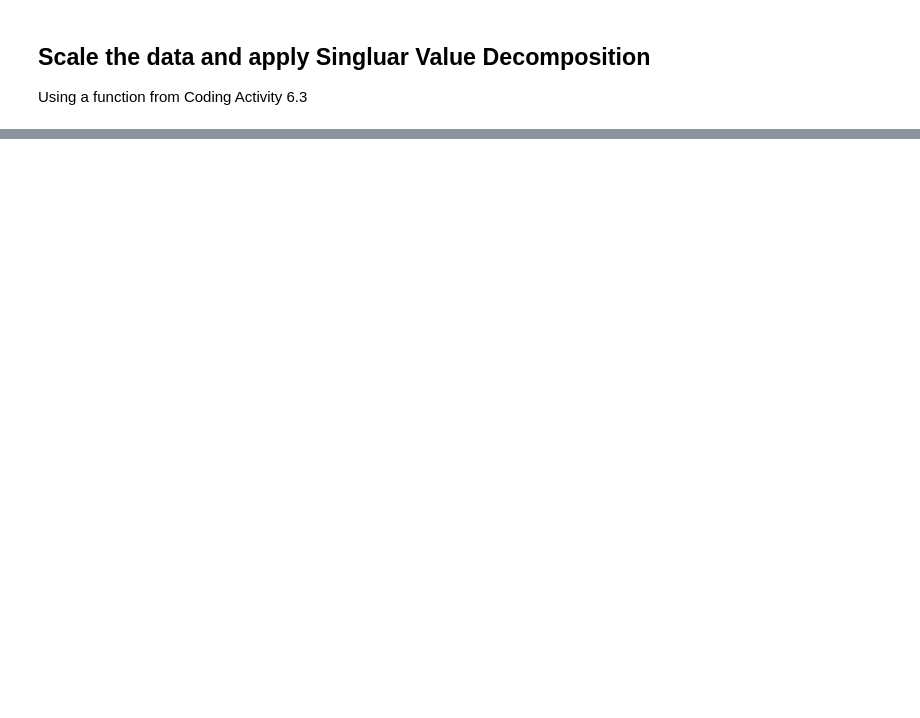
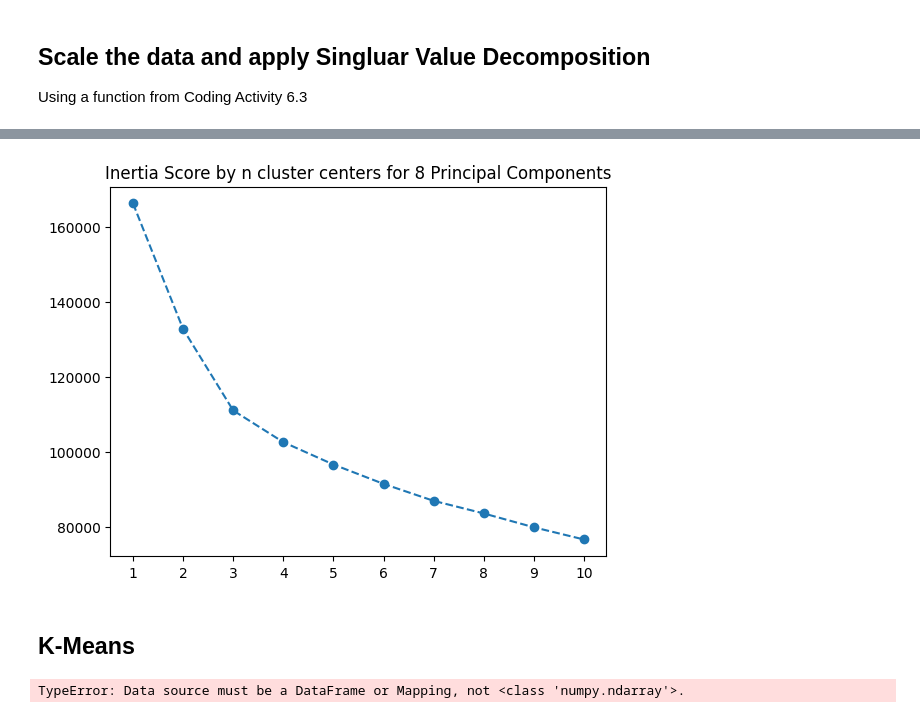
Before and after one commit to SenorMega/AI_ML-Jupyter-Notebooks, a Jupyter notebook: Module 6/tryit_6.2.ipynb, the cells around one changed output, grey strips where cells are left out. Saved outputs shown, nothing was run; the diff lists cells and outputs as text; code cells hidden in the pictures; blank space fills up the shorter version.

```diff
--- a/Module 6/tryit_6.2.ipynb
+++ b/Module 6/tryit_6.2.ipynb
@@ -187,3 +202,14 @@ components_n8 = pca_n8.fit_transform(df_scaled)
+# %%
+inertias_n8 = []
+for i in range(1, 11):
+    kmeans = KMeans(n_clusters = i, random_state=42).fit(components_n8)
+    inertias_n8.append(kmeans.inertia_)
+
+plt.plot(list(range(1, 11)), inertias_n8, '--o')
+plt.xticks(list(range(1, 11)), list(range(1, 11)))
+plt.title('Inertia Score by n cluster centers for 8 Principal Components');
+# %% [output]
+[figure, added]
 # %%
 pca_n21 = PCA(n_components=21, random_state = 42)
 components_n21 = pca_n21.fit_transform(df_scaled)
@@ -189,0 +226,2 @@ components_n21 = pca_n21.fit_transform(df_scaled)
+# %% [markdown]
+## K-Means
@@ -190,3 +233,8 @@ components_n21 = pca_n21.fit_transform(df_scaled)
+# %%
+kmeans = cluster.KMeans(n_clusters=5, init='k-means++').fit(df_scaled)
+myscatter(components_n21, kmeans.labels_)
+# %% [output]
+TypeError: Data source must be a DataFrame or Mapping, not <class 'numpy.ndarray'>.
 # %%
 # Since the Churn Category and Churn Reason are both present for 1870/7044 rows,
 # let's treat that dataset separately and see what happens there, in addition to
```
Also changed, not shown: parts of 11 cells of this notebook.
